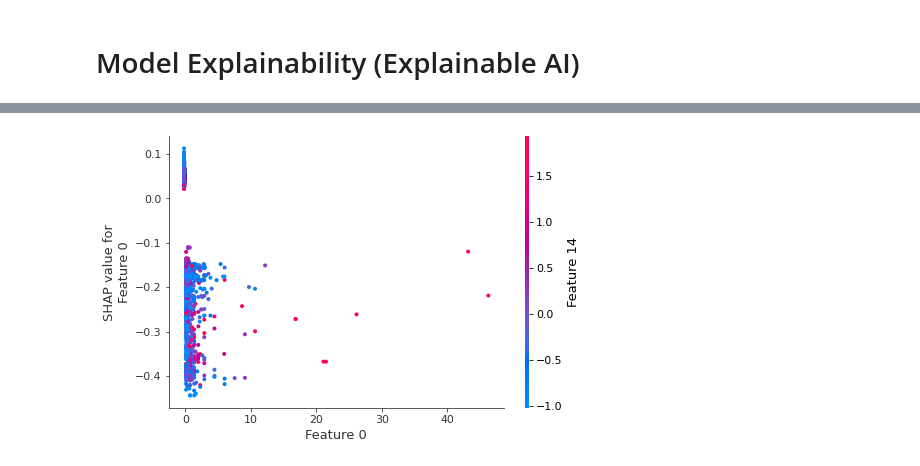
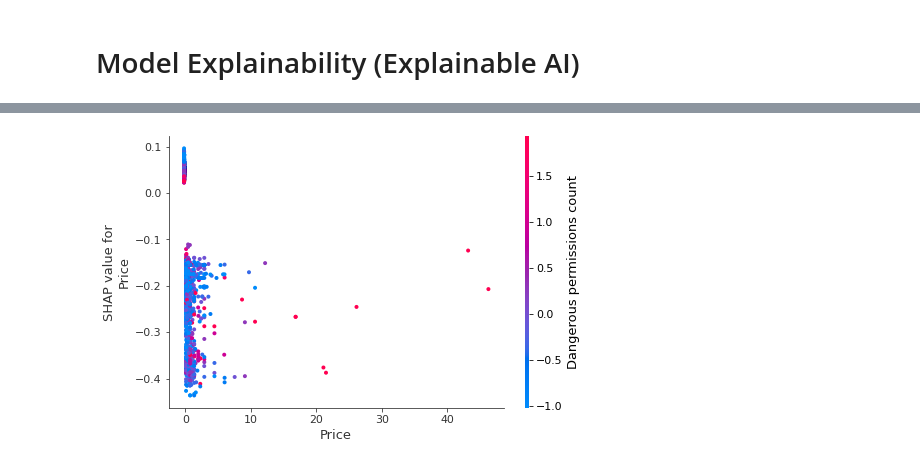
Before and after one commit to nalymugwe/The-MLC-Projects, a Jupyter notebook: Android_Malware_Detection.ipynb, the cells around one changed output, grey strips where cells are left out. Cells and saved outputs as stored; diff of their text form; code cells hidden in the pictures.

```diff
--- a/Android_Malware_Detection.ipynb
+++ b/Android_Malware_Detection.ipynb
@@ -430,4 +445,4 @@ shap.summary_plot(shap_values, X_test)
 # %%
-shap.dependence_plot("Feature 0", shap_values[0], X_test)
+shap.dependence_plot("Price", shap_values[0], X_test, feature_names=features)
 # %% [output]
-[figure, old version]
+[figure, new version]
```
Also changed, not shown: parts of 17 cells of this notebook.
